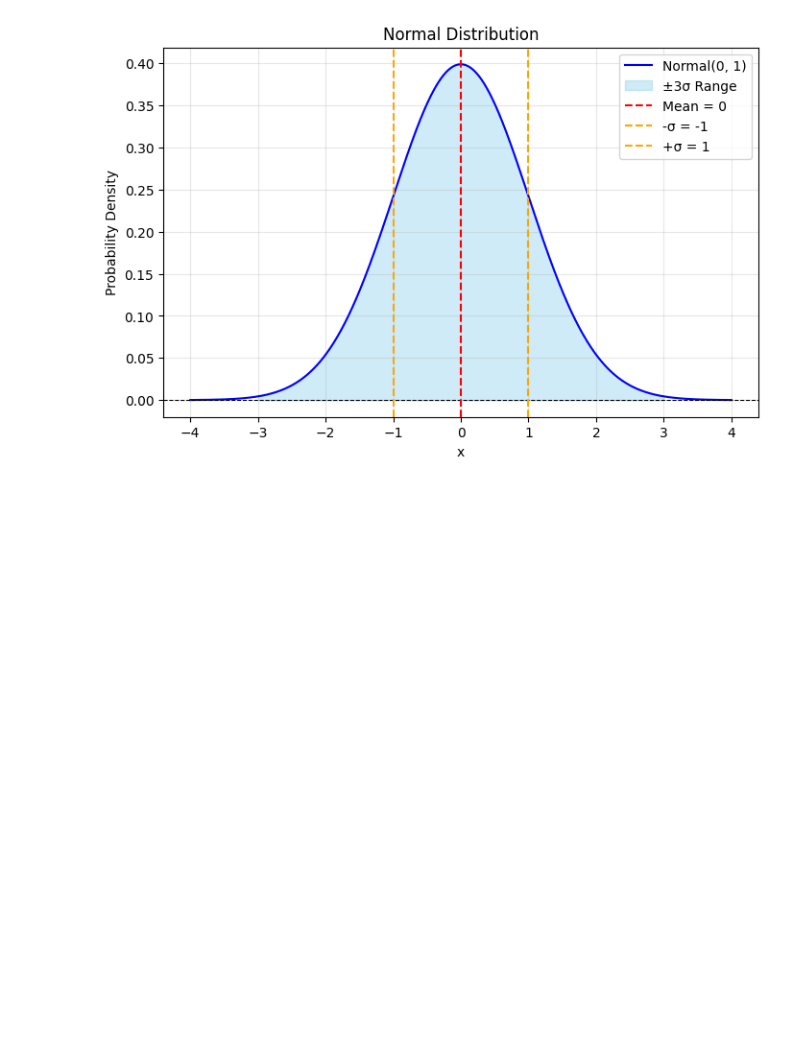
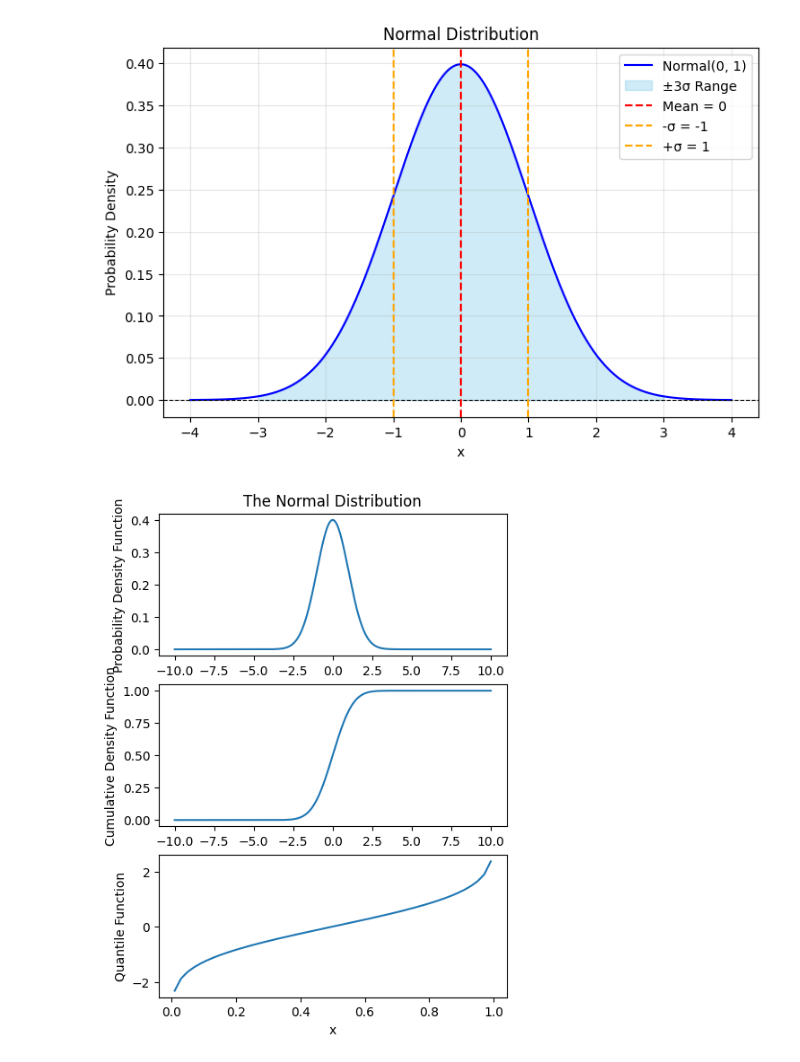
Before and after one commit to 4GeeksAcademy/probability-distribution-exercises-project-with-python3, a Jupyter notebook: notebook/problems.ipynb, the cells around one changed output. Saved outputs shown, nothing was run; the diff lists cells and outputs as text; code cells hidden in the pictures; blank space fills up the shorter version.

```diff
--- a/notebook/problems.ipynb
+++ b/notebook/problems.ipynb
@@ -158,3 +174,86 @@ def normal_f(mean,std_value,points):
 normal_f(0,1,1000)
 # %% [output]
 [figure]
+# %%
+
+
+
+def density_normal(x, mean, std):
+    """
+    Calculates the density of the normal distribution
+    Parameters:
+    x- values of x as a numpy array
+    mean- mean
+    std - Standard Deviation
+    """
+    result = norm.pdf(x, loc = mean, scale = std)
+
+    return result
+
+def cdf_normal(x, mean, std):
+    """
+    Calculates the cumulative density of the normal distribution
+    Parameters:
+    x- values of x as a numpy array
+    mean- mean
+    std - Standard Deviation
+    """
+    result = norm.cdf(x = x, loc = mean, scale = std)
+
+    return result
+
+
+
+def quantile_function_normal(p, mean = 0, std = 1):
+    """
+    Returns the Probability Point Function of the Normal Distribution.
+    This is the percentile funciton.
+
+    Parameters:
+    p- percentile to be calculated
+    mean- Mean of the distribution
+    std - Standard Deviation.
+
+    """
+    result = norm.ppf(q = p, loc = mean, scale = std)
+
+    return result
+
+def random_normal(n, mean, std):
+    """
+    Generates random samples from a normal distribution
+    n- number of samples
+    mean- mean of the distribution
+    std - Standard Deviation of the Distribution
+
+    """
+    result = norm.rvs(size = n, loc = mean, scale = std)
+
+    return result
+
+
+x= np.linspace(-10,10,1000)
+density_normal(x,0,1)
+
+fig,axis = plt.subplots(3,1,figsize=(5,7))
+
+axis[0].plot(x,density_normal(x,0,1))
+axis[0].set_xlabel("x")
+axis[0].set_ylabel("Probability Density Function")
+axis[0].set_title("The Normal Distribution")
+
+axis[1].plot(x,cdf_normal(x,0,1))
+axis[1].set_xlabel("x")
+axis[1].set_ylabel("Cumulative Density Function")
+#
+
+
+axis[2].plot(x,quantile_function_normal(x,0,1))
+axis[2].set_xlabel("x")
+axis[2].set_ylabel("Quantile Function")
+#axis[2].set_title("The Normal Distribution")
+
+
+plt.show()
+# %% [output]
+[figure, added]
```
Also changed, not shown: parts of 3 cells of this notebook, 1 other file.
